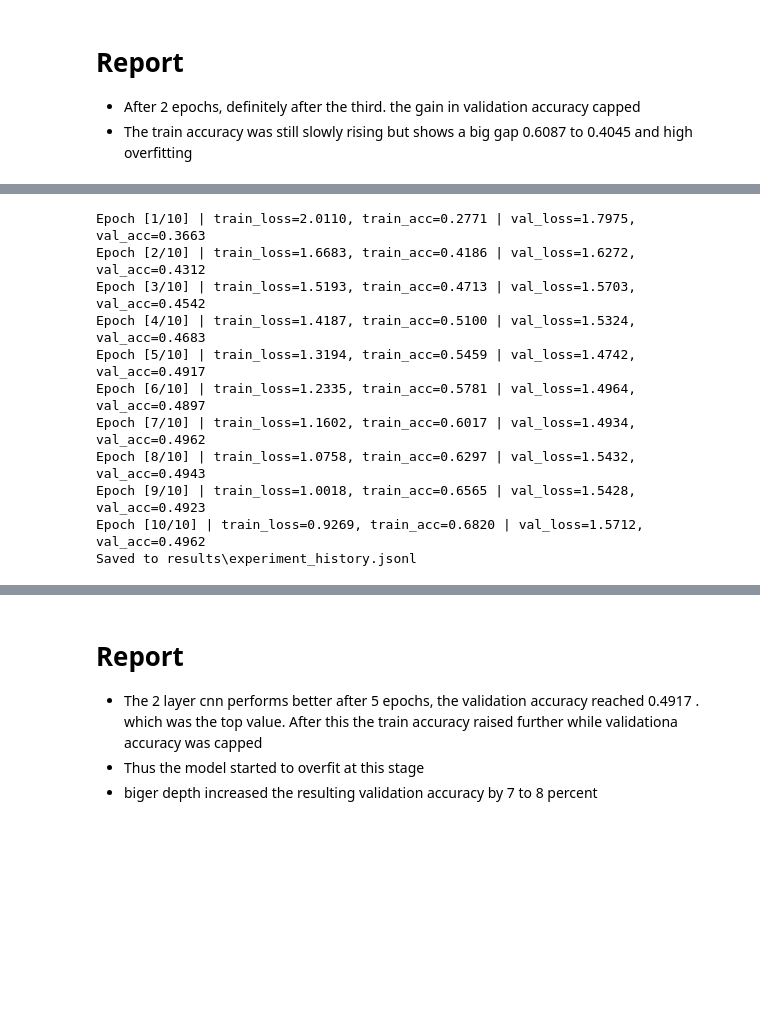
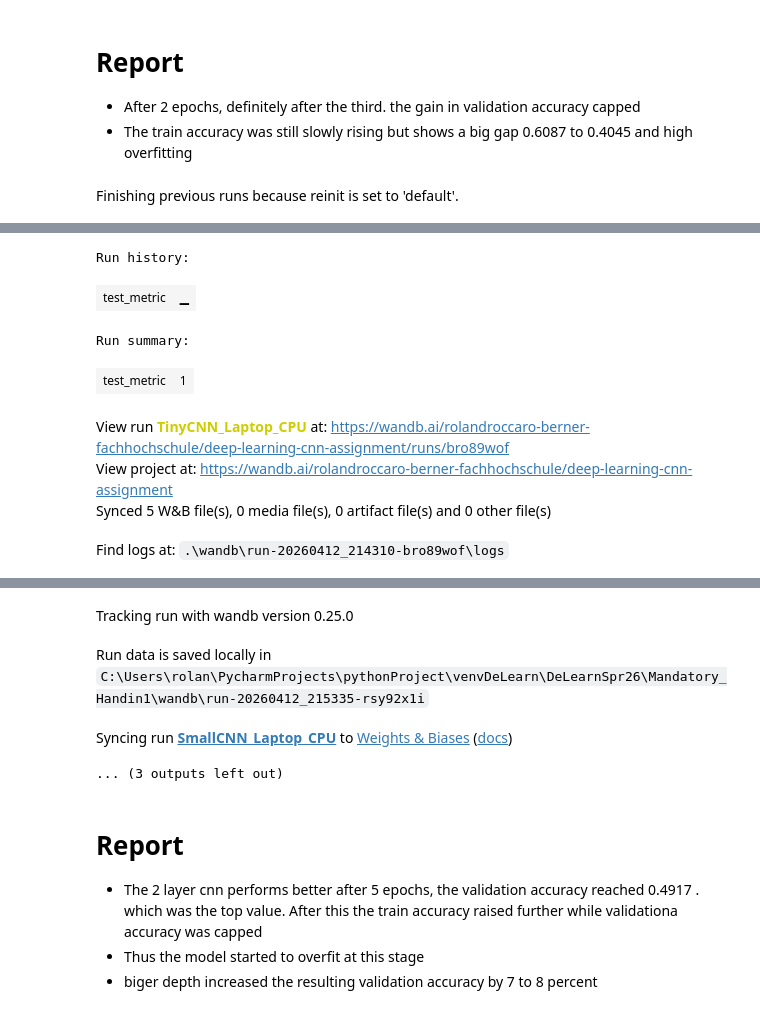
Before and after one commit to MehrLinard/DeLearnSpr26, a Jupyter notebook: Mandatory_Handin1/MandatoryWork1_CNN.ipynb, the cells around one changed output, grey strips where cells are left out. Drawn from its saved outputs; the diff is of its cells as text; code cells hidden in the pictures; blank space fills up the shorter version.

Commit message:
latest code including weights and bias

```diff
--- a/Mandatory_Handin1/MandatoryWork1_CNN.ipynb
+++ b/Mandatory_Handin1/MandatoryWork1_CNN.ipynb
@@ -702,6 +732,13 @@ import torch.nn as nn
 # =========================================================
 # 1) Modell: SmallCNN (2 Conv Layers)
 # =========================================================
+import wandb
+run = wandb.init(
+    project="deep-learning-cnn-assignment",
+    name="SmallCNN_Laptop_CPU",
+)
+print("W&B run started:", run.name)
+
 class SmallCNN(nn.Module):
     """
     CNN with 2 convolution layers
@@ -802,3 +839,4 @@ append_experiment_history(
     training_time_sec=total_time
 )
 # %% [output]
+Finishing previous runs because reinit is set to 'default'.
@@ -805,11 +844,8 @@ append_experiment_history(
-Epoch [1/10] | train_loss=2.0110, train_acc=0.2771 | val_loss=1.7975, val_acc=0.3663
-Epoch [2/10] | train_loss=1.6683, train_acc=0.4186 | val_loss=1.6272, val_acc=0.4312
-Epoch [3/10] | train_loss=1.5193, train_acc=0.4713 | val_loss=1.5703, val_acc=0.4542
-Epoch [4/10] | train_loss=1.4187, train_acc=0.5100 | val_loss=1.5324, val_acc=0.4683
-Epoch [5/10] | train_loss=1.3194, train_acc=0.5459 | val_loss=1.4742, val_acc=0.4917
-Epoch [6/10] | train_loss=1.2335, train_acc=0.5781 | val_loss=1.4964, val_acc=0.4897
-Epoch [7/10] | train_loss=1.1602, train_acc=0.6017 | val_loss=1.4934, val_acc=0.4962
-Epoch [8/10] | train_loss=1.0758, train_acc=0.6297 | val_loss=1.5432, val_acc=0.4943
-Epoch [9/10] | train_loss=1.0018, train_acc=0.6565 | val_loss=1.5428, val_acc=0.4923
-Epoch [10/10] | train_loss=0.9269, train_acc=0.6820 | val_loss=1.5712, val_acc=0.4962
-Saved to results\experiment_history.jsonl
+Run history:
+| test_metric | ▁ |
+Run summary:
+| test_metric | 1 |
+View run TinyCNN_Laptop_CPU at: https://wandb.ai/rolandroccaro-berner-fachhochschule/deep-learning-cnn-assignment/runs/bro89wof
+View project at: https://wandb.ai/rolandroccaro-berner-fachhochschule/deep-learning-cnn-assignment
+Synced 5 W&B file(s), 0 media file(s), 0 artifact file(s) and 0 other file(s)
+Find logs at: .\wandb\run-20260412_214310-bro89wof\logs
@@ -816,3 +853,7 @@ Saved to results\experiment_history.jsonl
+Tracking run with wandb version 0.25.0
+Run data is saved locally in C:\Users\rolan\PycharmProjects\pythonProject\venvDeLearn\DeLearnSpr26\Mandatory_Handin1\wandb\run-20260412_215335-rsy92x1i
+Syncing run SmallCNN_Laptop_CPU to Weights & Biases (docs)
+... (3 outputs left out)
 # %% [markdown]
 # Report
 * The 2 layer cnn performs better after 5 epochs, the validation accuracy reached 0.4917 . which was the top value. After this the train accuracy raised further while validationa accuracy was capped
```
Also changed, not shown: parts of 25 cells of this notebook, 1 other file.
